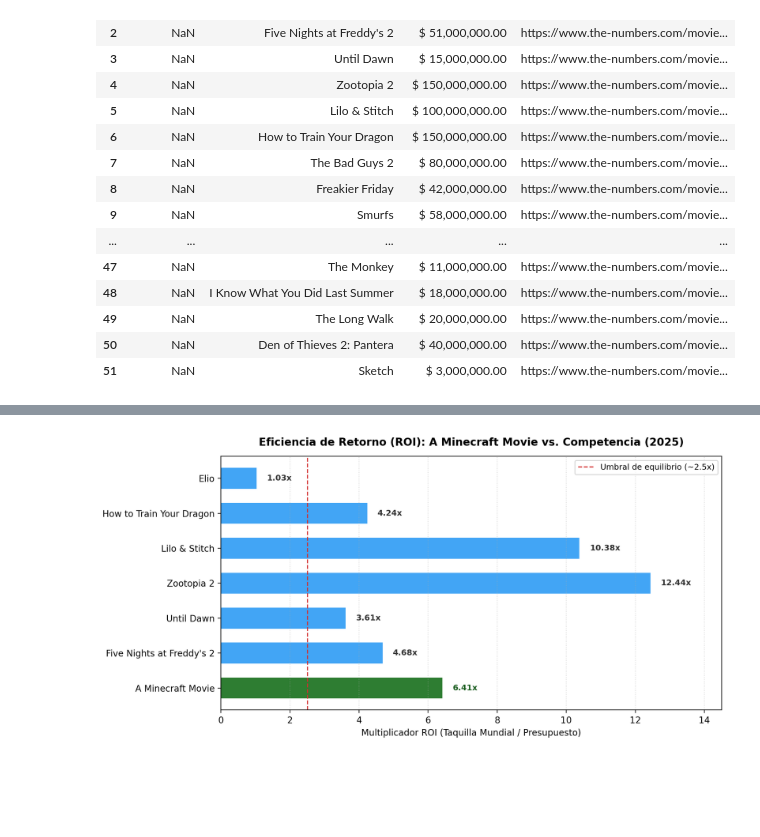
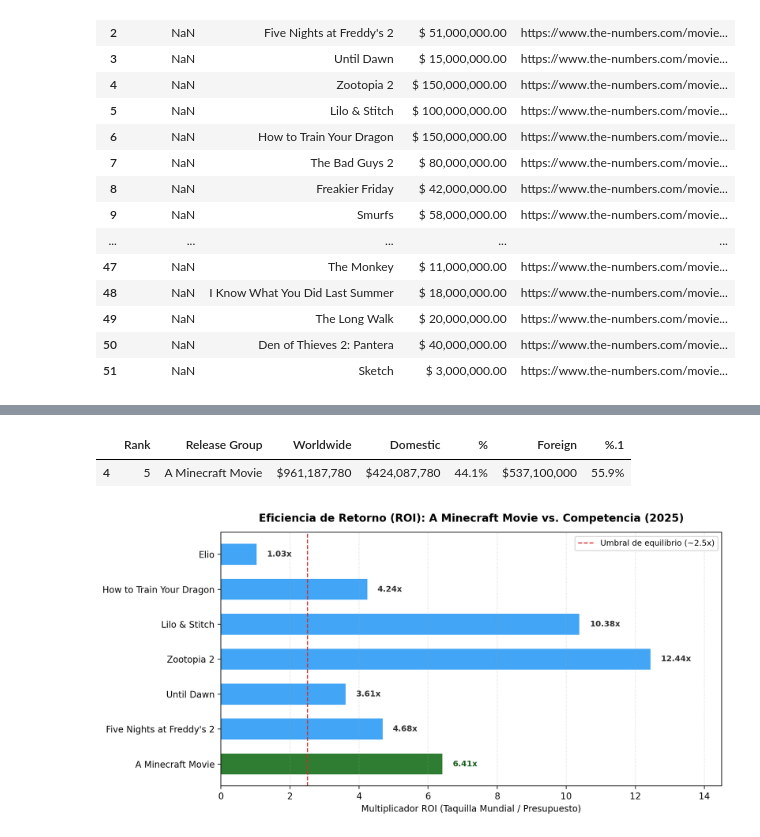
Before and after one commit to AlejandroTanquis/consulting-challenge-, a Jupyter notebook: data/raw/minecraftmovie.ipynb, the cells around one changed output, grey strips where cells are left out. Drawn from its saved outputs; the diff is of its cells as text; code cells hidden in the pictures; blank space fills up the shorter version.

```diff
--- a/data/raw/minecraftmovie.ipynb
+++ b/data/raw/minecraftmovie.ipynb
@@ -59,6 +59,13 @@ df
 | 25 | 26 | Resto del mundo | NaN | NaN | NaN | ... |
 | 26 | 27 | NaN | NaN | NaN | NaN | ... |
 | 27 | 28 | Total internacional | NaN | NaN | NaN | ... |
+# %%
+import pandas as pd
+df_box = pd.read_csv('Movie_Theater_Box_Office_Revenue_2025 new.csv')
+display(df_box[df_box['Release Group'] == 'A Minecraft Movie'])
+# %% [output]
+|  | Rank | Release Group | Worldwide | Domestic | % | Foreign | %.1 |
+| 4 | 5 | A Minecraft Movie | $961,187,780 | $424,087,780 | 44.1% | $537,100,000 | 55.9% |
 # %%
 import matplotlib.pyplot as plt
 
```
